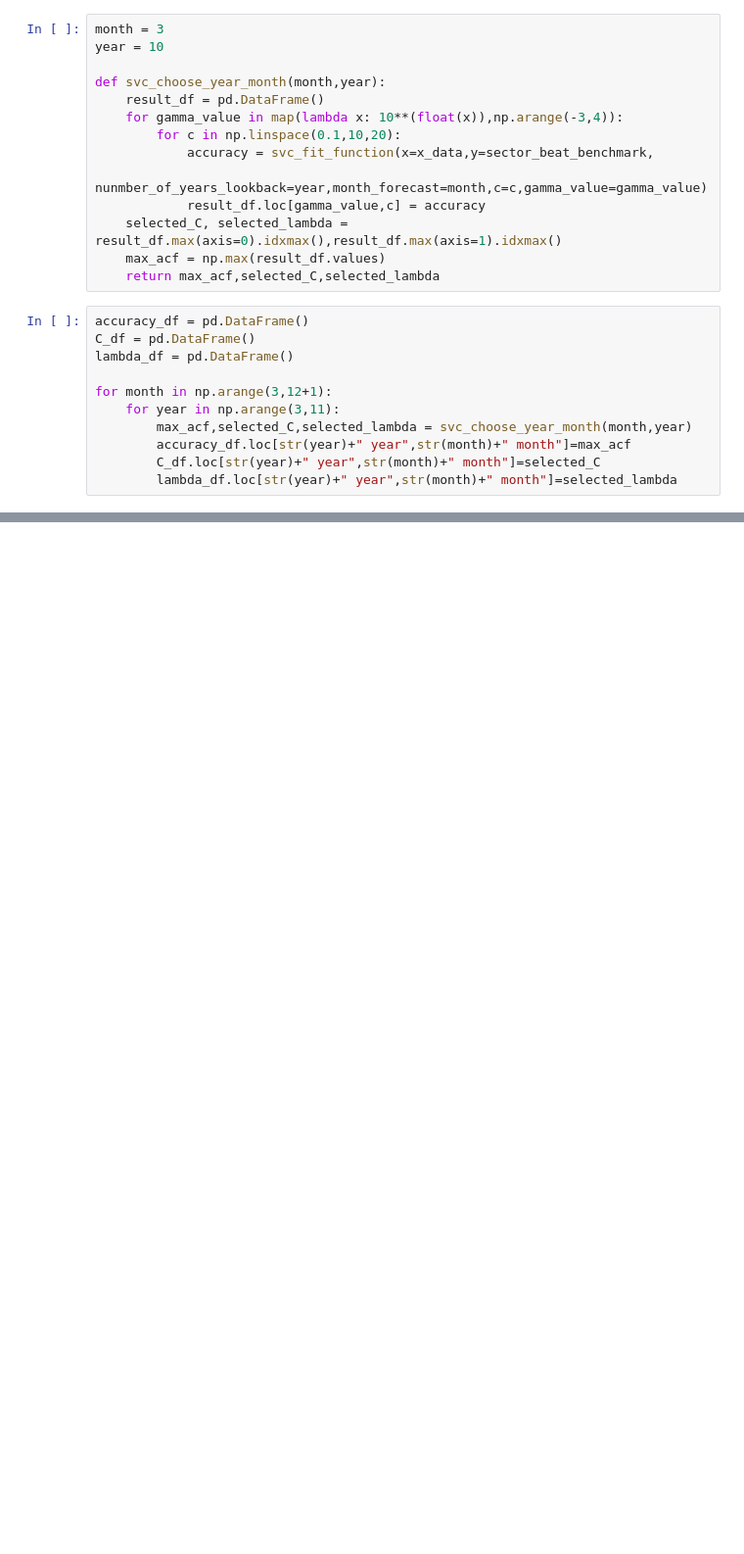
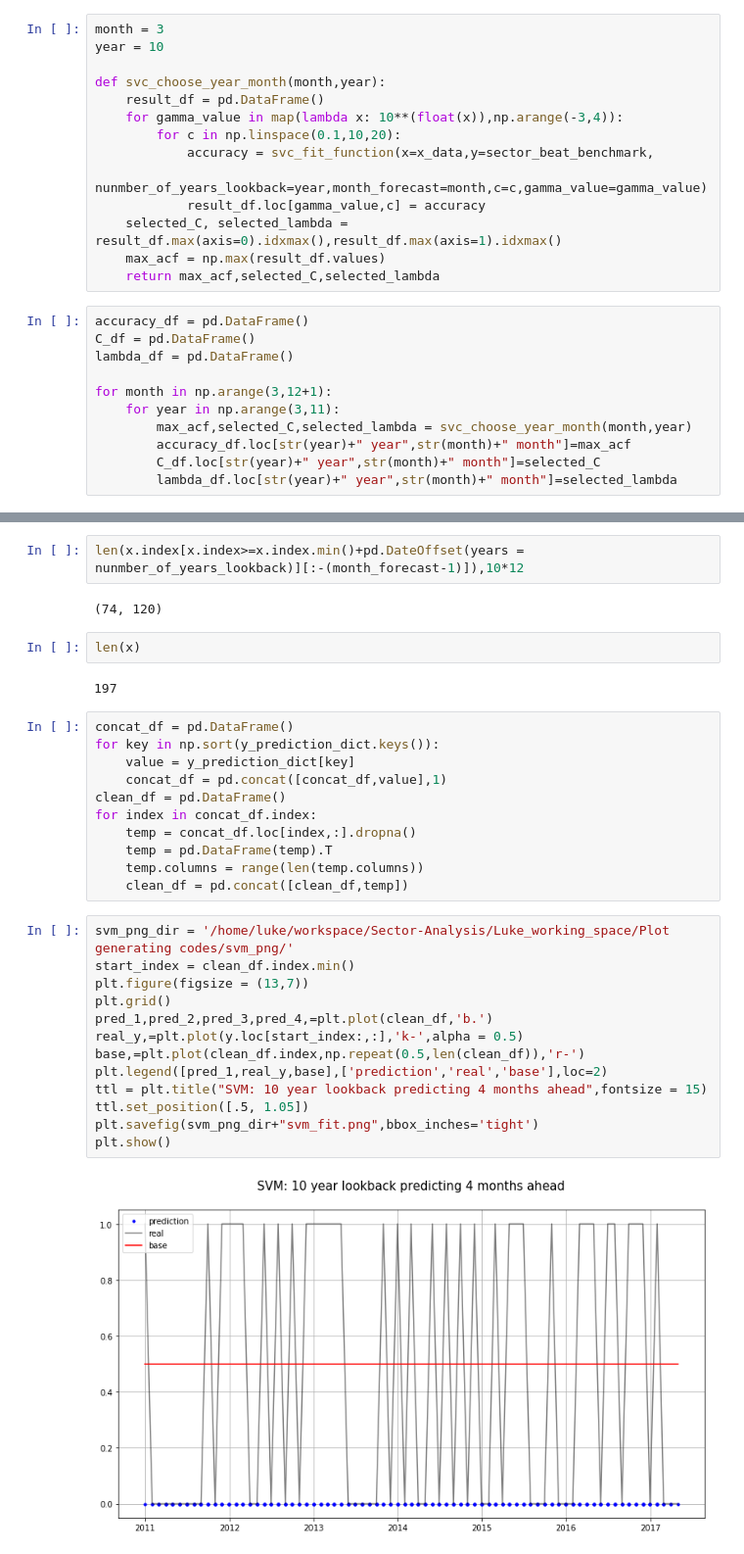
Before and after one commit to wipadawanna/Sector-Analysis, a Jupyter notebook: Luke_working_space/Plot generating codes/suppoer vector Classification.ipynb, the cells around one changed output, grey strips where cells are left out. Shown: that part at 98% size. Drawn from its saved outputs; the diff is of its cells as text; blank space fills up the shorter version.

```diff
--- a/Luke_working_space/Plot generating codes/suppoer vector Classification.ipynb
+++ b/Luke_working_space/Plot generating codes/suppoer vector Classification.ipynb
@@ -131,0 +199,34 @@ np.max(accuracy_df.values),accuracy_df
+# %%
+len(x.index[x.index>=x.index.min()+pd.DateOffset(years = nunmber_of_years_lookback)][:-(month_forecast-1)]),10*12
+# %% [output]
+(74, 120)
+# %%
+len(x)
+# %% [output]
+197
+# %%
+concat_df = pd.DataFrame()
+for key in np.sort(y_prediction_dict.keys()):
+    value = y_prediction_dict[key]
+    concat_df = pd.concat([concat_df,value],1)
+clean_df = pd.DataFrame()
+for index in concat_df.index:
+    temp = concat_df.loc[index,:].dropna()
+    temp = pd.DataFrame(temp).T
+    temp.columns = range(len(temp.columns))
+    clean_df = pd.concat([clean_df,temp])
+# %%
+svm_png_dir = '/home/luke/workspace/Sector-Analysis/Luke_working_space/Plot generating codes/svm_png/'
+start_index = clean_df.index.min()
+plt.figure(figsize = (13,7))
+plt.grid()
+pred_1,pred_2,pred_3,pred_4,=plt.plot(clean_df,'b.')
+real_y,=plt.plot(y.loc[start_index:,:],'k-',alpha = 0.5)
+base,=plt.plot(clean_df.index,np.repeat(0.5,len(clean_df)),'r-')
+plt.legend([pred_1,real_y,base],['prediction','real','base'],loc=2)
+ttl = plt.title("SVM: 10 year lookback predicting 4 months ahead",fontsize = 15)
+ttl.set_position([.5, 1.05])
+plt.savefig(svm_png_dir+"svm_fit.png",bbox_inches='tight')
+plt.show()
+# %% [output]
+[figure, added]
```
Also changed, not shown: parts of 8 cells of this notebook, 1 other file.
